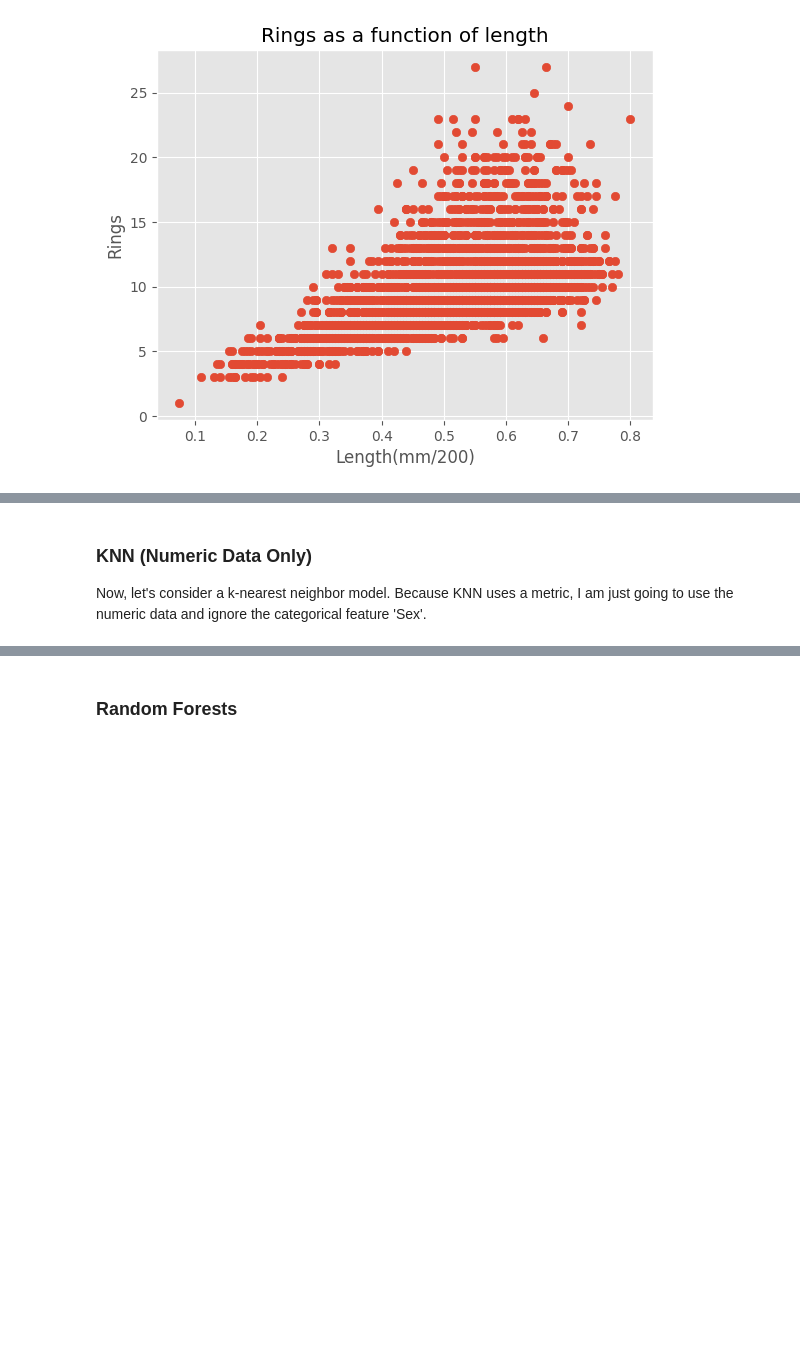
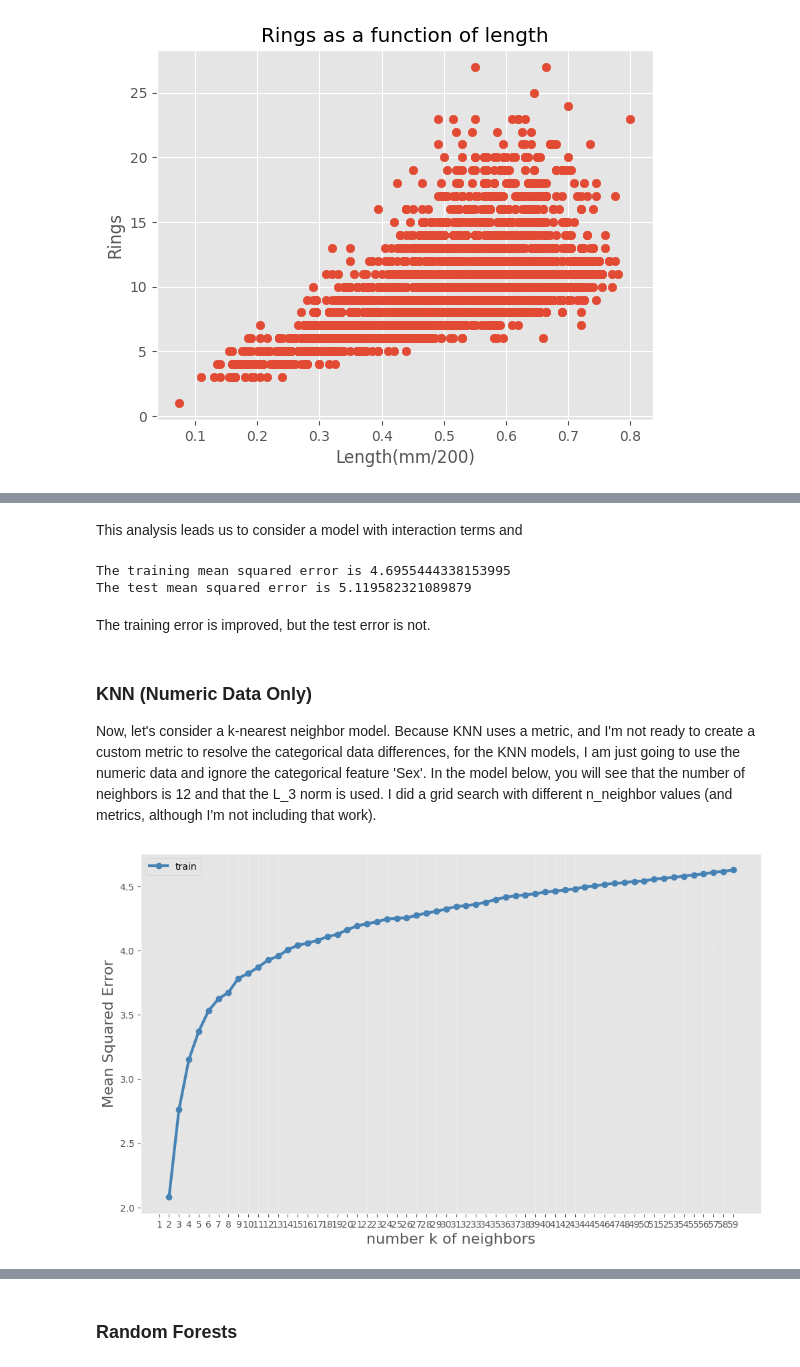
Before and after one commit to MathDrE/Supervised_Final_Project, a Jupyter notebook: Final_Project.ipynb, the cells around one changed output, grey strips where cells are left out. Saved outputs shown, nothing was run; the diff lists cells and outputs as text; code cells hidden in the pictures; blank space fills up the shorter version.

```diff
--- a/Final_Project.ipynb
+++ b/Final_Project.ipynb
@@ -292,3 +314,55 @@ print(round(lmod_poly.rsquared_adj,4), ' and ', round(TMSE,4), 'are the adjusted
+# %% [markdown]
+This analysis leads us to consider a model with interaction terms and
+# %%
+# Building a model with interactions
+lmod_int = smf.ols(formula = 'Rings ~ Diameter + Height + Whole_weight + Shucked_weight + Viscera_weight + Shell_weight + ' \
+                    'Shell_weight* Diameter', data = df).fit()
+
+yp = np.array(lmod_int.predict(X_train))
+yt = np.array(y_train.Rings)
+MSE_lmod_int = np.mean((yp - yt)**2)
+print('The training mean squared error is', MSE_lmod_int)
+
+yp = np.array(lm.predict(X_test))
+yt = np.array(y_test.Rings)
+TMSE_lmod_int = np.mean((yp - yt)**2)
+print('The test mean squared error is', TMSE_lmod_int)
+# %% [output]
+The training mean squared error is 4.6955444338153995
+The test mean squared error is 5.119582321089879
+# %% [markdown]
+The training error is improved, but the test error is not.
 # %% [markdown]
 ### KNN (Numeric Data Only)
-Now, let's consider a k-nearest neighbor model.  Because KNN uses a metric, I am just going to use the numeric data and ignore the categorical feature 'Sex'.
+Now, let's consider a k-nearest neighbor model.  Because KNN uses a metric, and I'm not ready to create a custom metric to resolve the categorical data differences, for the KNN models, I am just going to use the numeric data and ignore the categorical feature 'Sex'.  In the model below, you will see that the number of neighbors is 12 and that the L_3 norm is used.  I did a grid search with different n_neighbor values (and metrics, although I'm not including that work).
+# %%
+MSE_train = []
+MSE_test = []
+
+for k in range(2,60):
+    knn = KNeighborsRegressor(n_neighbors=k, weights='uniform',
+                                       algorithm='auto', leaf_size=30, p=2,
+                                       metric='minkowski', metric_params=None, n_jobs=None)
+    knn_model = knn.fit(X_train_numeric, y_train)
+    yp = np.array(knn_model.predict(X_train_numeric))
+    yt = np.array(y_train.Rings)
+    MSE_knn_model = np.mean((yp.reshape(1,-1) - yt)**2)
+    #print(k, 'The training mean squared error is', MSE_knn_model)
+    MSE_train.append(MSE_knn_model)
+    yp = np.array(knn_model.predict(X_test_numeric))
+    yt = np.array(y_test.Rings)
+    TMSE_knn_model = np.mean((yp.reshape(1,-1) - yt)**2)
+    #print(k, 'The test mean squared error is', TMSE_knn_model)
+    MSE_test.append(TMSE_knn_model)
+
+# Plot of errors
+fig, ax = plt.subplots(nrows=1,ncols=1,figsize=(12,7))
+ax.plot(range(2,60), MSE_train, marker="o", color="steelblue", lw=3, label = "train")
+#ax.plot(range(2,60), MSE_test, marker="o", color="red", lw=3, label = "test")
+ax.set_xlabel("number k of neighbors", fontsize=16)
+ax.set_ylabel("Mean Squared Error", fontsize=16)
+plt.xticks(range(1,60,1))
+ax.legend()
+ax.grid(alpha=0.25)
+# %% [output]
+[figure, added]
```
Also changed, not shown: parts of 53 cells of this notebook.
